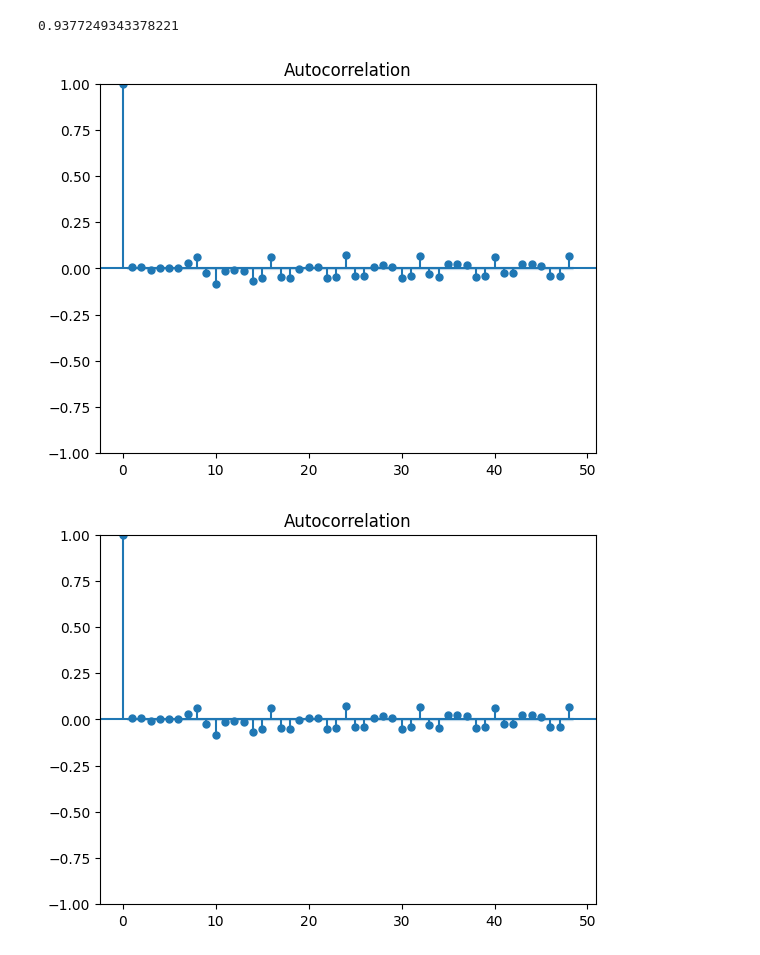
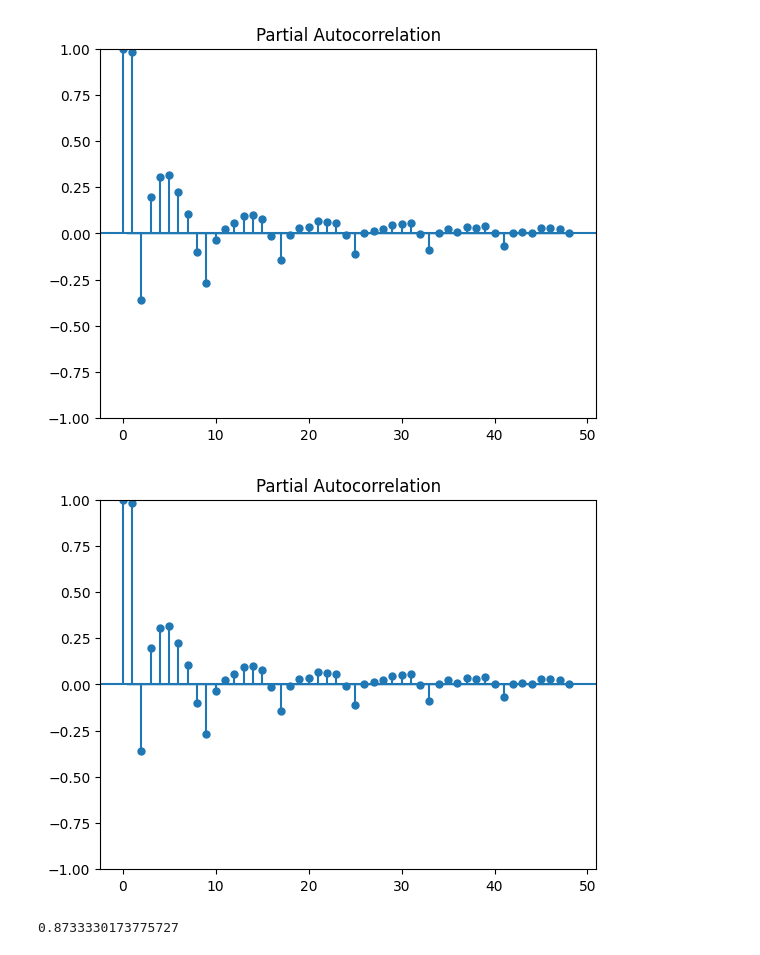
Before and after one commit to S0krat/FQW, a Jupyter notebook: arima2.ipynb, the cells around one changed output. Saved outputs shown, nothing was run; the diff lists cells and outputs as text; code cells hidden in the pictures.

```diff
--- a/arima2.ipynb
+++ b/arima2.ipynb
@@ -21,16 +14,19 @@ from statsmodels.graphics.tsaplots import plot_pacf
 # %%
 import warnings
 warnings.filterwarnings('ignore')
+# %%
+from statsmodels.graphics.tsaplots import plot_acf
+from statsmodels.graphics.tsaplots import plot_pacf
+
+plot_pacf(temp_train)
+# %% [output]
+[figure, added]
+[figure, added]
 # %%
-import pmdarima as pm
+from sktime.forecasting.arima import ARIMA
 
-arima_model = pm.ARIMA(order=(12,1,6))
-arima_model.fit(temp_train)
-np.mean(np.abs(arima_model.resid()))
+arima_model = ARIMA(order=(7,1,5), seasonal_order=(1,0,1,8))
+arima_model.fit(temp_train[-10000:])
+np.mean(np.abs(arima_model.predict_residuals()))
 # %% [output]
-0.9377249343378221
+0.8733330173775727
-# %%
-plot_acf(arima_model.resid())
-# %% [output]
-[figure, removed]
-[figure, removed]
```
Also changed, not shown: parts of 16 cells of this notebook, 4 other files.
